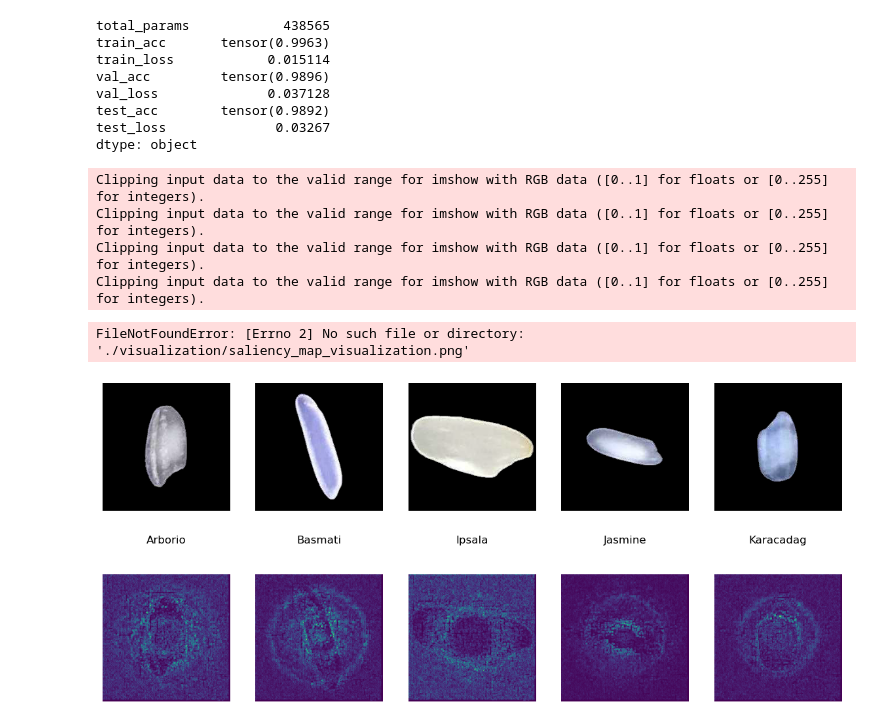
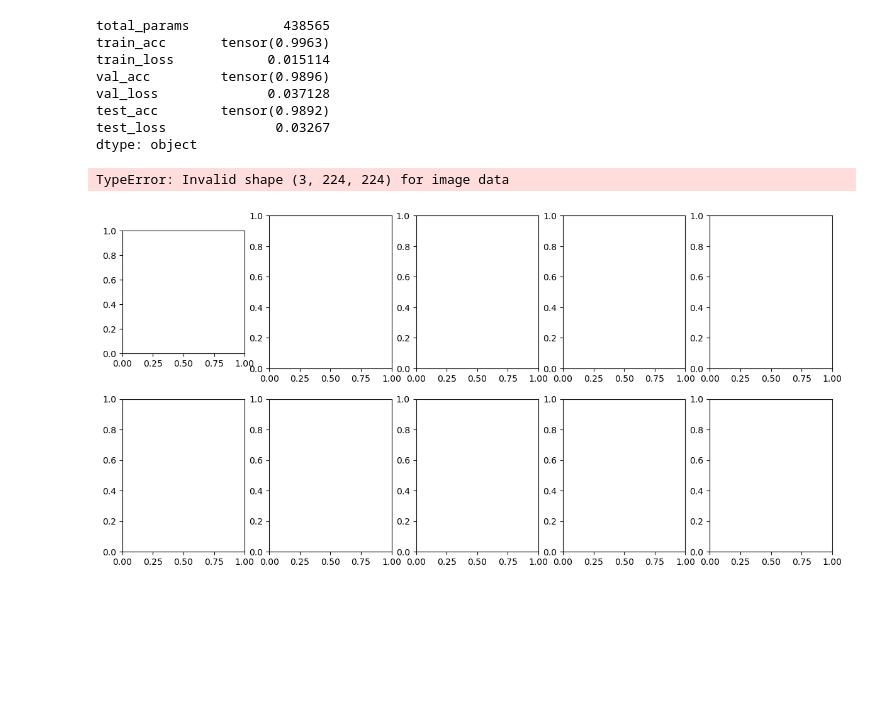
Before and after one commit to tdisheng/CS7643-Deep-Learning, a Jupyter notebook: notebook.ipynb, the cells around one changed output. Drawn from its saved outputs; the diff is of its cells as text; code cells hidden in the pictures; blank space fills up the shorter version.

Commit message:
tranpose image data to fit matplotlib imshow format

```diff
--- a/notebook.ipynb
+++ b/notebook.ipynb
@@ -555,7 +555,7 @@ class SaliencyMap:
                     image = X[j]
                 elif i == 1:
                     image = saliency[j]
-
+                image_data = np.transpose(image_data, (1, 2, 0))
                 # Plot the image in the current subplot
                 ax[i, j].imshow(image)
                 ax[i, j].axis('off')
@@ -587,12 +587,8 @@ def generate_samples(dataset, images_per_class=1):
 # %%
 input_data_sample, target_sample, class_label_sample = generate_samples(dataset)
 # %%
-salience_map = SaliencyMap()
-salience_map.show_saliency_maps(X=input_data_sample, y=target_sample, labels=class_label_sample, model=cnn_model_trained, device=device)
+salience_map = SaliencyMap(device=device)
+salience_map.show_saliency_maps(X=input_data_sample, y=target_sample, labels=class_label_sample, model=cnn_model_trained)
 # %% [output]
-Clipping input data to the valid range for imshow with RGB data ([0..1] for floats or [0..255] for integers).
-Clipping input data to the valid range for imshow with RGB data ([0..1] for floats or [0..255] for integers).
-Clipping input data to the valid range for imshow with RGB data ([0..1] for floats or [0..255] for integers).
-Clipping input data to the valid range for imshow with RGB data ([0..1] for floats or [0..255] for integers).
+TypeError: Invalid shape (3, 224, 224) for image data
-FileNotFoundError: [Errno 2] No such file or directory: './visualization/saliency_map_visualization.png'
-[figure, old version]
+[figure, new version]
```
